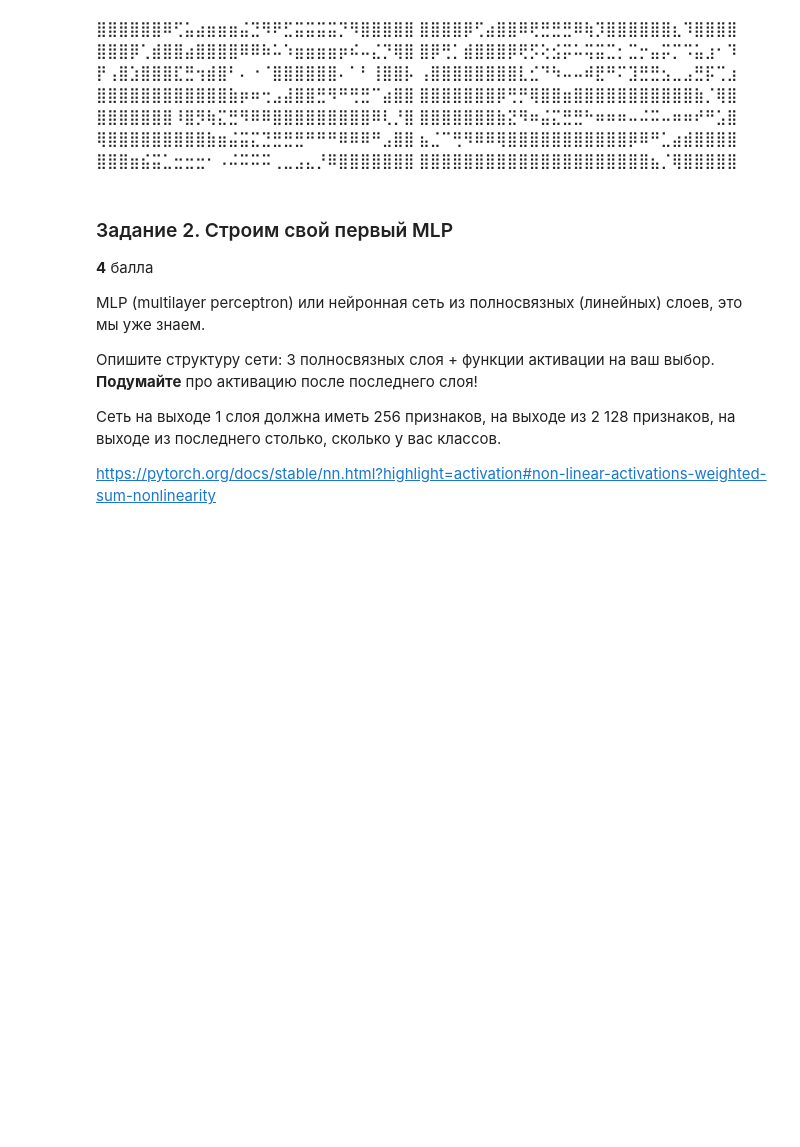
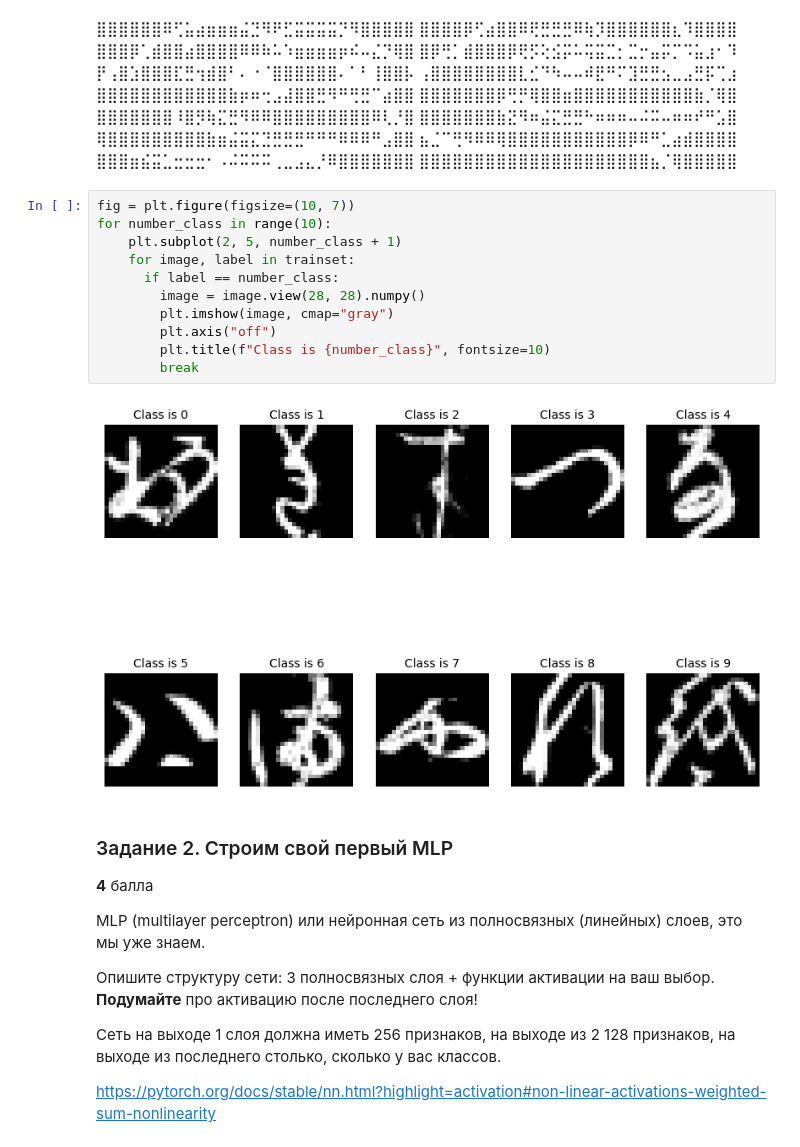
Before and after one commit to EkaterinShitik/BI_ML_2024, a Jupyter notebook: hw7_fc_nn/code/FC_NN_practice.ipynb, the cells around one changed output. Saved outputs shown, nothing was run; the diff lists cells and outputs as text; blank space fills up the shorter version.

```diff
--- a/hw7_fc_nn/code/FC_NN_practice.ipynb
+++ b/hw7_fc_nn/code/FC_NN_practice.ipynb
@@ -72,6 +74,19 @@ plt.title(f"Class is {trainset[0][1]}", fontsize=16);
 ⣦⣈⠉⢛⠻⠿⠿⢿⣿⣿⣿⣿⣿⣿⣿⣿⣿⣿⣿⡿⠿⠛⣁⣴⣾⣿⣿⣿⣿
 ⣿⣿⣿⣶⣮⣭⣁⣒⣒⣒⠂⠠⠬⠭⠭⠭⢀⣀⣠⣄⡘⠿⣿⣿⣿⣿⣿⣿⣿
 ⣿⣿⣿⣿⣿⣿⣿⣿⣿⣿⣿⣿⣿⣿⣿⣿⣿⣿⣿⣿⣿⣦⡈⢿⣿⣿⣿⣿⣿
+# %%
+fig = plt.figure(figsize=(10, 7))
+for number_class in range(10):
+    plt.subplot(2, 5, number_class + 1)
+    for image, label in trainset:
+      if label == number_class:
+        image = image.view(28, 28).numpy()
+        plt.imshow(image, cmap="gray")
+        plt.axis("off")
+        plt.title(f"Class is {number_class}", fontsize=10)
+        break
+# %% [output]
+[figure, added]
 # %% [markdown]
 ### Задание 2. Строим свой первый MLP
 
```
Also changed, not shown: parts of 56 cells of this notebook.
